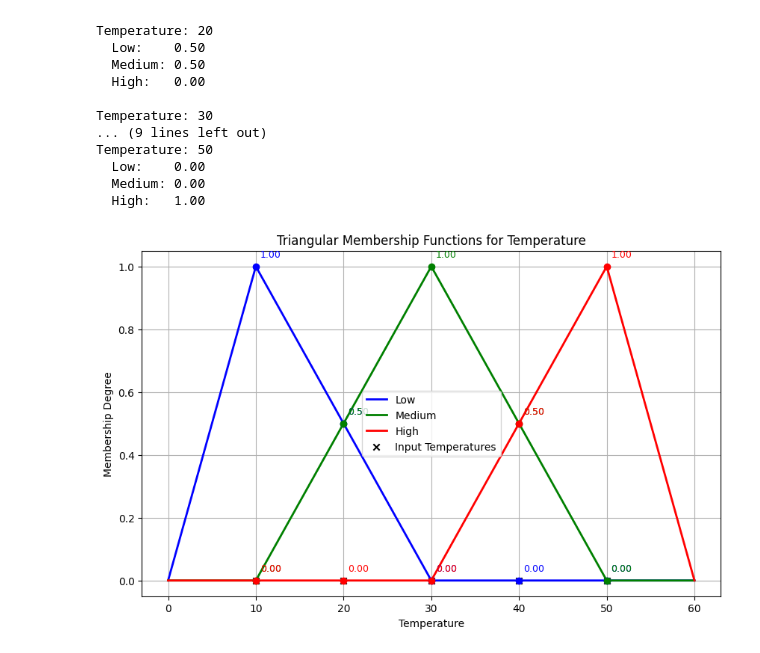
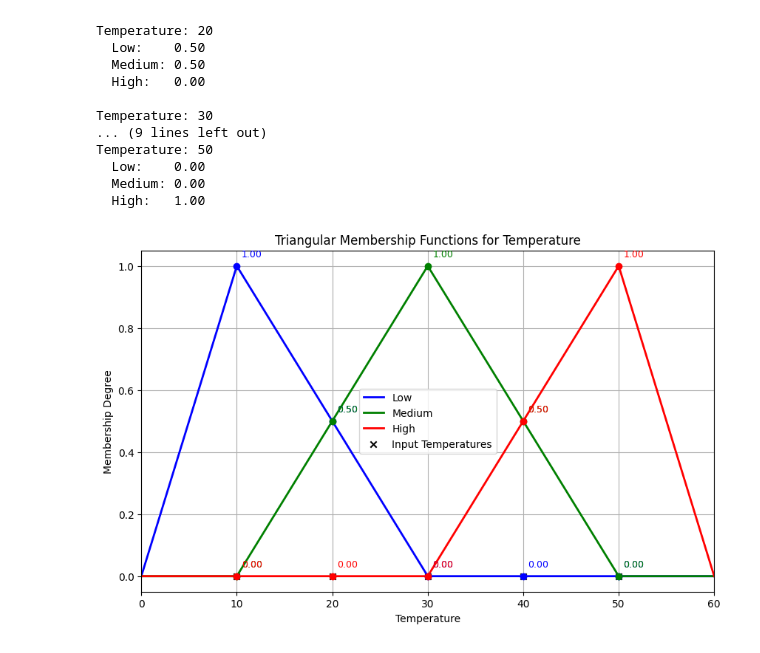
Before and after one commit to gsankarvg/pattern-recog-l2, a Jupyter notebook: q9.ipynb, the cells around one changed output. Saved outputs shown, nothing was run; the diff lists cells and outputs as text; code cells hidden in the pictures.

```diff
--- a/q9.ipynb
+++ b/q9.ipynb
@@ -44,31 +44,32 @@ Temperature: 50
 # %%
 import matplotlib.pyplot as plt
 plt.figure(figsize=(10, 6))
-
 
 plt.plot(x_temp, low, 'b', linewidth=2, label='Low')
 plt.plot(x_temp, medium, 'g', linewidth=2, label='Medium')
 plt.plot(x_temp, high, 'r', linewidth=2, label='High')
 
 colors = ['b', 'g', 'r']
 labels = ['Low', 'Medium', 'High']
-for idx, temp in enumerate(temperatures):
+for temp in temperatures:
     degs = [
         fuzz.interp_membership(x_temp, low, temp),
         fuzz.interp_membership(x_temp, medium, temp),
         fuzz.interp_membership(x_temp, high, temp)
     ]
     for i, deg in enumerate(degs):
         plt.plot([temp], [deg], marker='o', color=colors[i])
         plt.text(temp+0.5, deg+0.03, f"{deg:.2f}", color=colors[i], fontsize=9)
 
 plt.scatter(temperatures, [0]*len(temperatures), color='k', marker='x', label='Input Temperatures')
 
 plt.title('Triangular Membership Functions for Temperature')
 plt.xlabel('Temperature')
 plt.ylabel('Membership Degree')
+plt.ylim(-0.05, 1.05)
+plt.xlim(0, 60)
 plt.legend()
 plt.grid(True)
 plt.show()
 # %% [output]
-[figure, old version]
+[figure, new version]
```
Also changed, not shown: 1 other file.
